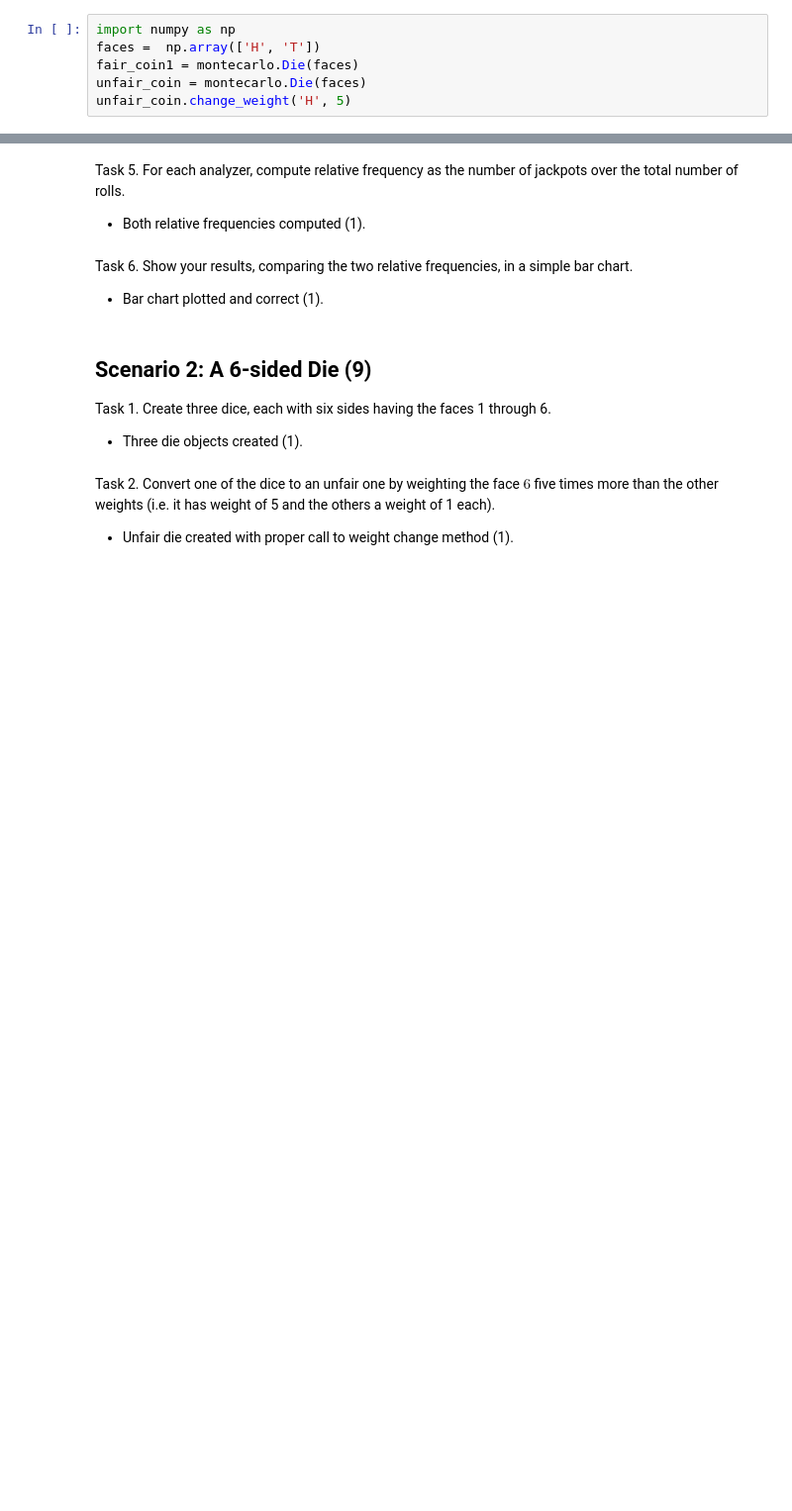
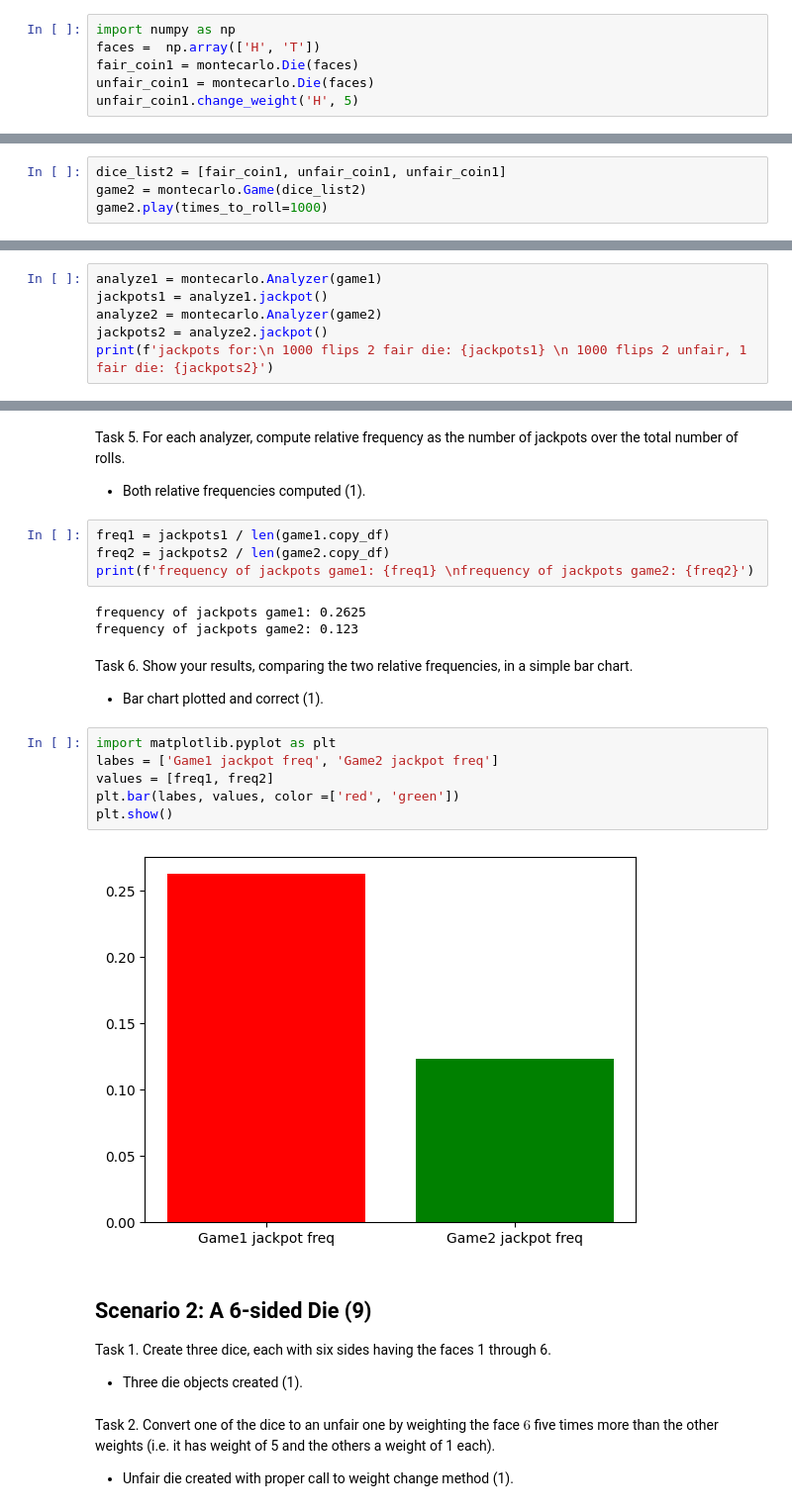
Before and after one commit to lukeschneider7/DS5100_FP_montecarlo, a Jupyter notebook: DS51200_FinalProjectTemplate.ipynb, the cells around one changed output, grey strips where cells are left out. Shown at 99% size. Saved outputs shown, nothing was run; the diff lists cells and outputs as text; blank space fills up the shorter version.

```diff
--- a/DS51200_FinalProjectTemplate.ipynb
+++ b/DS51200_FinalProjectTemplate.ipynb
@@ -130,8 +148,8 @@ Task 1. Create a fair coin (with faces $H$ and $T$) and one unfair coin in which
 import numpy as np
 faces =  np.array(['H', 'T'])
 fair_coin1 = montecarlo.Die(faces)
-unfair_coin = montecarlo.Die(faces)
-unfair_coin.change_weight('H', 5)
+unfair_coin1 = montecarlo.Die(faces)
+unfair_coin1.change_weight('H', 5)
 # %% [markdown]
 Task 2. Play a game of $1000$ flips with two fair dice.
 
@@ -148,8 +164,18 @@ Task 3. Play another game (using a new Game object) of $1000$ flips, this time u
 
 - New game object created (1).
 - Play method called correclty and without error (1).
+# %%
+dice_list2 = [fair_coin1, unfair_coin1, unfair_coin1]
+game2 = montecarlo.Game(dice_list2)
+game2.play(times_to_roll=1000)
 # %% [markdown]
 Task 4. For each game, use an Analyzer object to determine the raw frequency of jackpots — i.e. getting either all $H$s or all $T$s.
 
 - Analyzer objecs instantiated for both games (1).
 - Raw frequencies reported for both (1).
+# %%
+analyze1 = montecarlo.Analyzer(game1)
+jackpots1 = analyze1.jackpot()
+analyze2 = montecarlo.Analyzer(game2)
+jackpots2 = analyze2.jackpot()
+print(f'jackpots for:\n 1000 flips 2 fair die: {jackpots1} \n 1000 flips 2 unfair, 1 fair die: {jackpots2}')
@@ -157,10 +187,25 @@ Task 4. For each game, use an Analyzer object to determine the raw frequency of
 Task 5. For each analyzer, compute relative frequency as the number of jackpots over the total number of rolls.
 
 - Both relative frequencies computed (1).
+# %%
+freq1 = jackpots1 / len(game1.copy_df)
+freq2 = jackpots2 / len(game2.copy_df)
+print(f'frequency of jackpots game1: {freq1} \nfrequency of jackpots game2: {freq2}')
+# %% [output]
+frequency of jackpots game1: 0.2625
+frequency of jackpots game2: 0.123
 # %% [markdown]
 Task 6. Show your results, comparing the two relative frequencies, in a simple bar chart.
 
 - Bar chart plotted and correct (1).
+# %%
+import matplotlib.pyplot as plt
+labes = ['Game1 jackpot freq', 'Game2 jackpot freq']
+values = [freq1, freq2]
+plt.bar(labes, values, color =['red', 'green'])
+plt.show()
+# %% [output]
+[figure, added]
 # %% [markdown]
 ## Scenario 2: A 6-sided Die (9)
 
```
Also changed, not shown: parts of 4 cells of this notebook, 2 other files.
